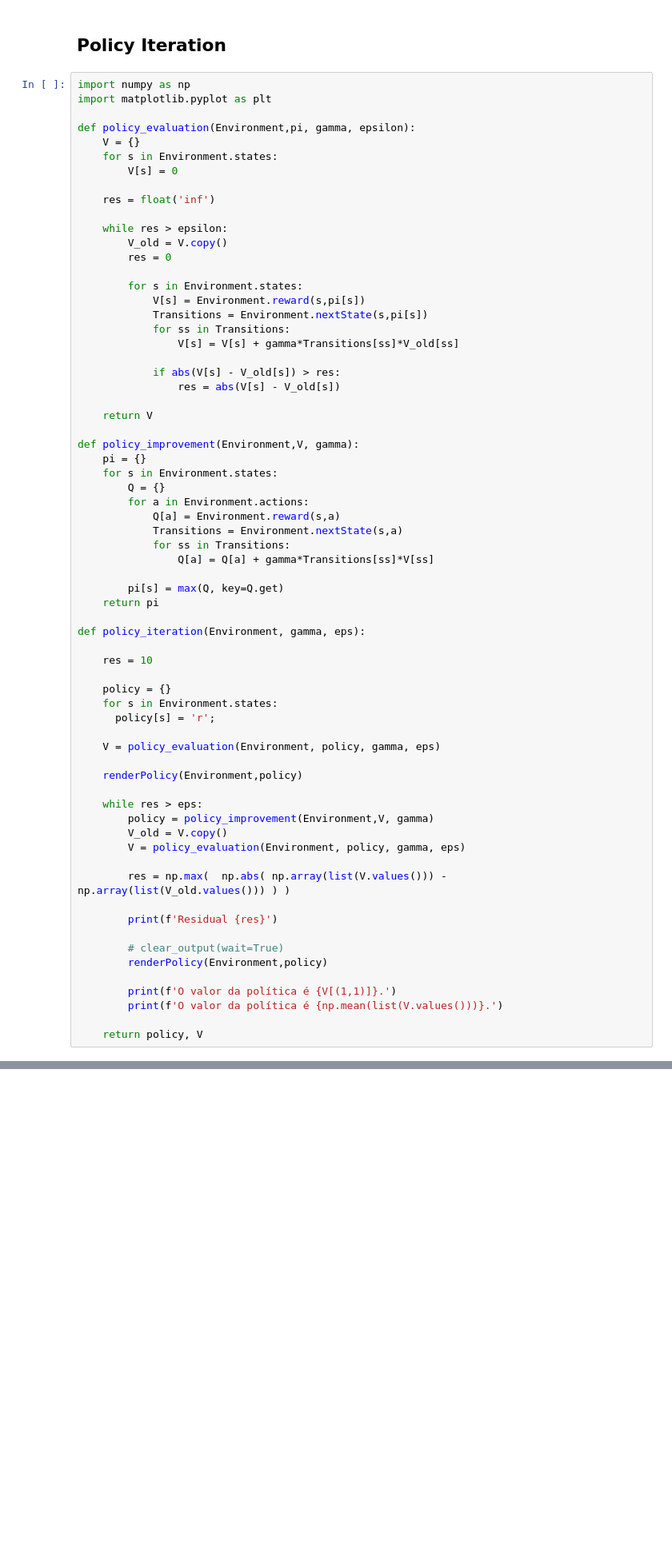
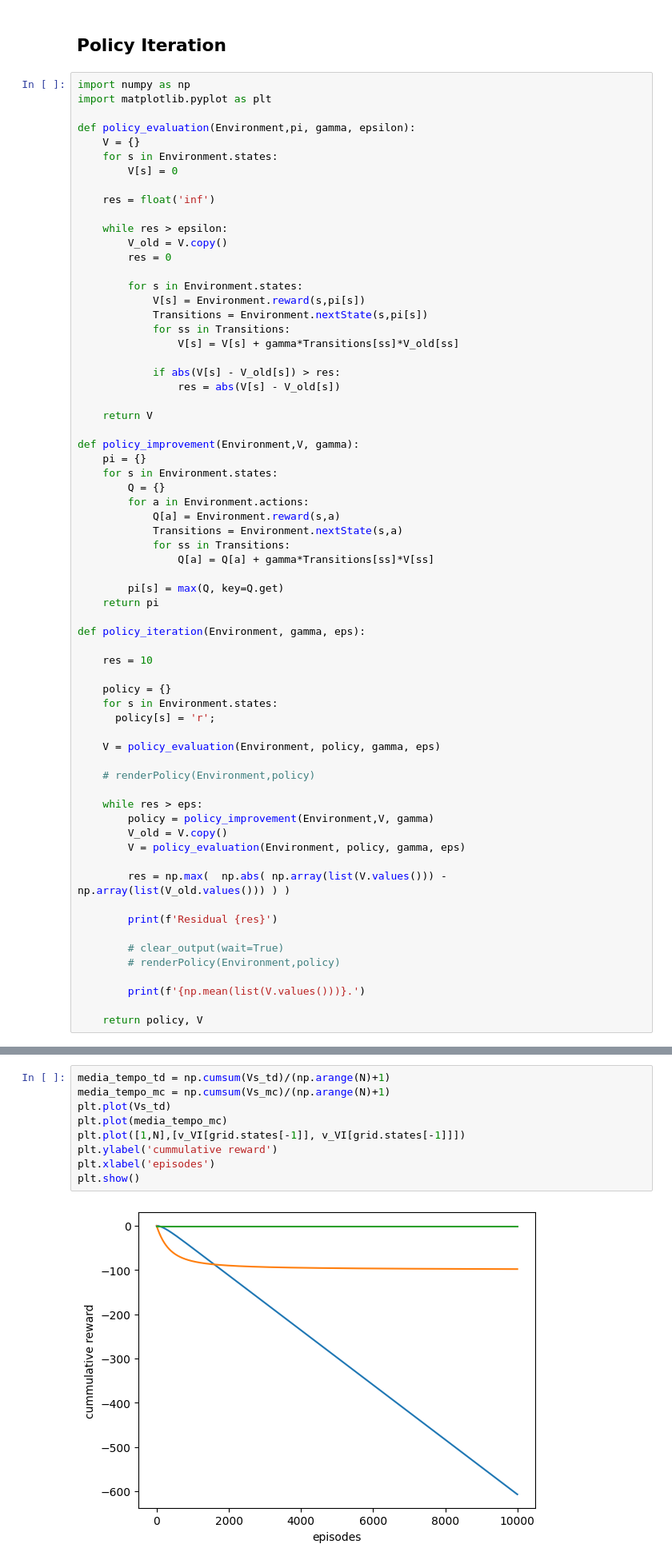
Before and after one commit to LuisFelipePoma/Reinforcement_Learning_Intro, a Jupyter notebook: src/traffic_light.ipynb, the cells around one changed output, grey strips where cells are left out. Shown at 80% size. Cells and saved outputs as stored; diff of their text form; blank space fills up the shorter version.

```diff
--- a/src/traffic_light.ipynb
+++ b/src/traffic_light.ipynb
@@ -229,7 +217,7 @@ def policy_iteration(Environment, gamma, eps):
 
     V = policy_evaluation(Environment, policy, gamma, eps)
 
-    renderPolicy(Environment,policy)
+    # renderPolicy(Environment,policy)
 
     while res > eps:
         policy = policy_improvement(Environment,V, gamma)
@@ -241,10 +229,9 @@ def policy_iteration(Environment, gamma, eps):
         print(f'Residual {res}')
 
         # clear_output(wait=True)
-        renderPolicy(Environment,policy)
+        # renderPolicy(Environment,policy)
 
-        print(f'O valor da política é {V[(1,1)]}.')
-        print(f'O valor da política é {np.mean(list(V.values()))}.')
+        print(f'{np.mean(list(V.values()))}.')
 
     return policy, V
 # %%
@@ -360,0 +383,11 @@ env.render()
+# %%
+media_tempo_td = np.cumsum(Vs_td)/(np.arange(N)+1)
+media_tempo_mc = np.cumsum(Vs_mc)/(np.arange(N)+1)
+plt.plot(Vs_td)
+plt.plot(media_tempo_mc)
+plt.plot([1,N],[v_VI[grid.states[-1]], v_VI[grid.states[-1]]])
+plt.ylabel('cummulative reward')
+plt.xlabel('episodes')
+plt.show()
+# %% [output]
+[figure, added]
```
Also changed, not shown: parts of 19 cells of this notebook, 1 other file.
